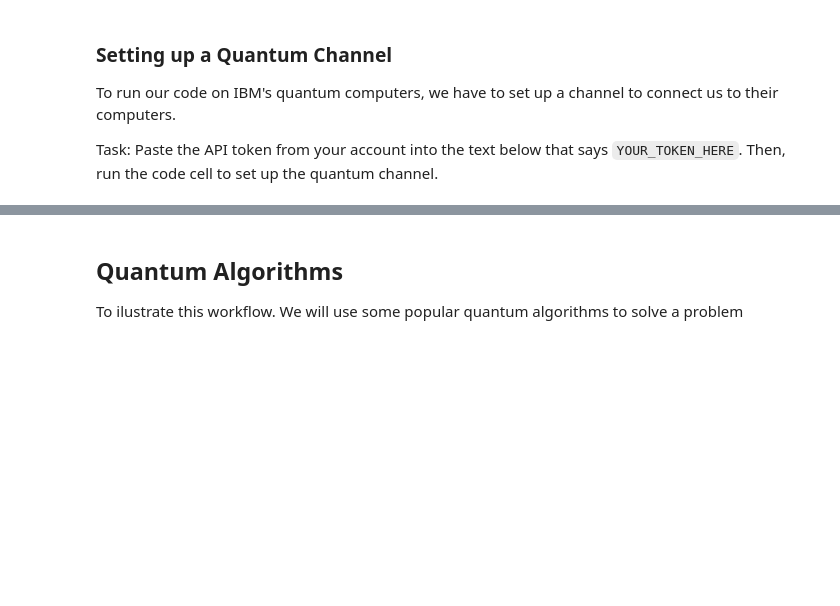
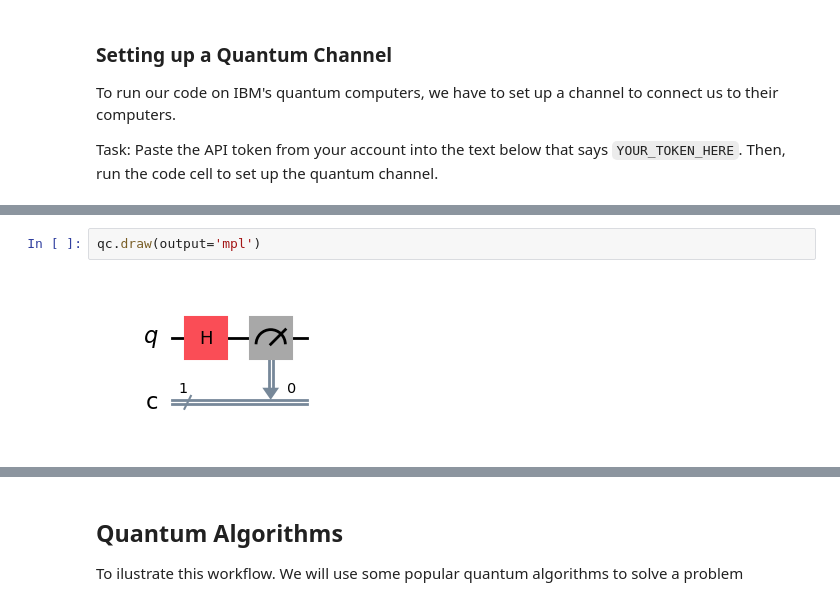
Before and after one commit to Watcher1223/CS-123-tutorial, a Jupyter notebook: qcqiskit.ipynb, the cells around one changed output, grey strips where cells are left out. Saved outputs shown, nothing was run; the diff lists cells and outputs as text; blank space fills up the shorter version.

```diff
--- a/qcqiskit.ipynb
+++ b/qcqiskit.ipynb
@@ -230,0 +274,4 @@ service = QiskitRuntimeService(channel="ibm_quantum",
+# %%
+qc.draw(output='mpl')
+# %% [output]
+[figure, added]
```
Also changed, not shown: parts of 41 cells of this notebook.
